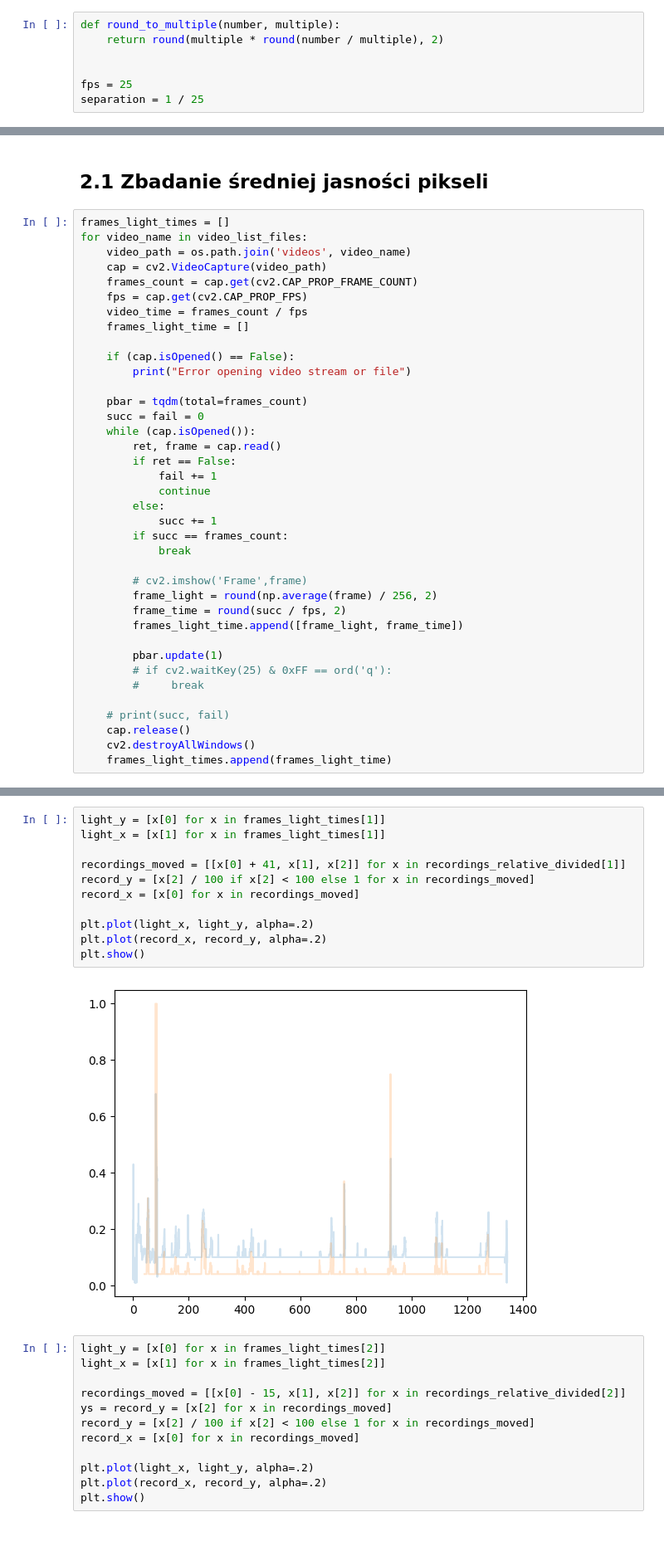
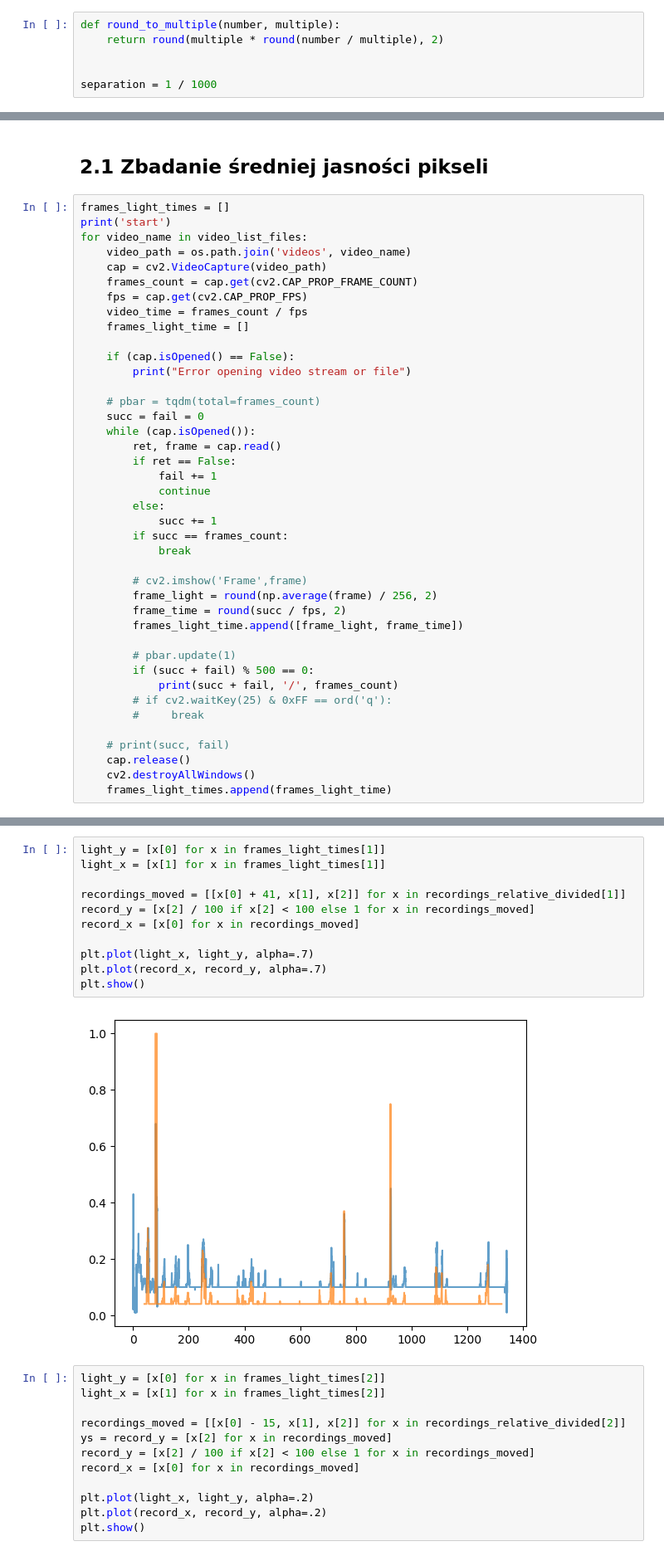
Before and after one commit to panjacob/A-study-of-nighttime-vehicle-detection-algorithms, a Jupyter notebook: Recordings2/1_sensor.ipynb, the cells around one changed output, grey strips where cells are left out. Shown at 83% size. Cells and saved outputs as stored; diff of their text form.

```diff
--- a/Recordings2/1_sensor.ipynb
+++ b/Recordings2/1_sensor.ipynb
@@ -92,8 +94,7 @@ def round_to_multiple(number, multiple):
     return round(multiple * round(number / multiple), 2)
 
 
-fps = 25
-separation = 1 / 25
+separation = 1 / 1000
 # %%
 recordings_relative_divided = []
 for recordings in recordings_divided:
@@ -128,6 +129,7 @@ print(video_list_files)
 ## 2.1 Zbadanie średniej jasności pikseli
 # %%
 frames_light_times = []
+print('start')
 for video_name in video_list_files:
     video_path = os.path.join('videos', video_name)
     cap = cv2.VideoCapture(video_path)
@@ -139,7 +141,7 @@ for video_name in video_list_files:
     if (cap.isOpened() == False):
         print("Error opening video stream or file")
 
-    pbar = tqdm(total=frames_count)
+    # pbar = tqdm(total=frames_count)
     succ = fail = 0
     while (cap.isOpened()):
         ret, frame = cap.read()
@@ -156,7 +158,9 @@ for video_name in video_list_files:
         frame_time = round(succ / fps, 2)
         frames_light_time.append([frame_light, frame_time])
 
-        pbar.update(1)
+        # pbar.update(1)
+        if (succ + fail) % 500 == 0:
+            print(succ + fail, '/', frames_count)
         # if cv2.waitKey(25) & 0xFF == ord('q'):
         #     break
 
@@ -181,16 +204,16 @@ plt.show()
 # %%
 light_y = [x[0] for x in frames_light_times[1]]
 light_x = [x[1] for x in frames_light_times[1]]
 
 recordings_moved = [[x[0] + 41, x[1], x[2]] for x in recordings_relative_divided[1]]
 record_y = [x[2] / 100 if x[2] < 100 else 1 for x in recordings_moved]
 record_x = [x[0] for x in recordings_moved]
 
-plt.plot(light_x, light_y, alpha=.2)
-plt.plot(record_x, record_y, alpha=.2)
+plt.plot(light_x, light_y, alpha=.7)
+plt.plot(record_x, record_y, alpha=.7)
 plt.show()
 # %% [output]
-[figure, old version]
+[figure, new version]
 # %%
 light_y = [x[0] for x in frames_light_times[2]]
 light_x = [x[1] for x in frames_light_times[2]]
```
Also changed, not shown: parts of 8 cells of this notebook, 13 other files.
